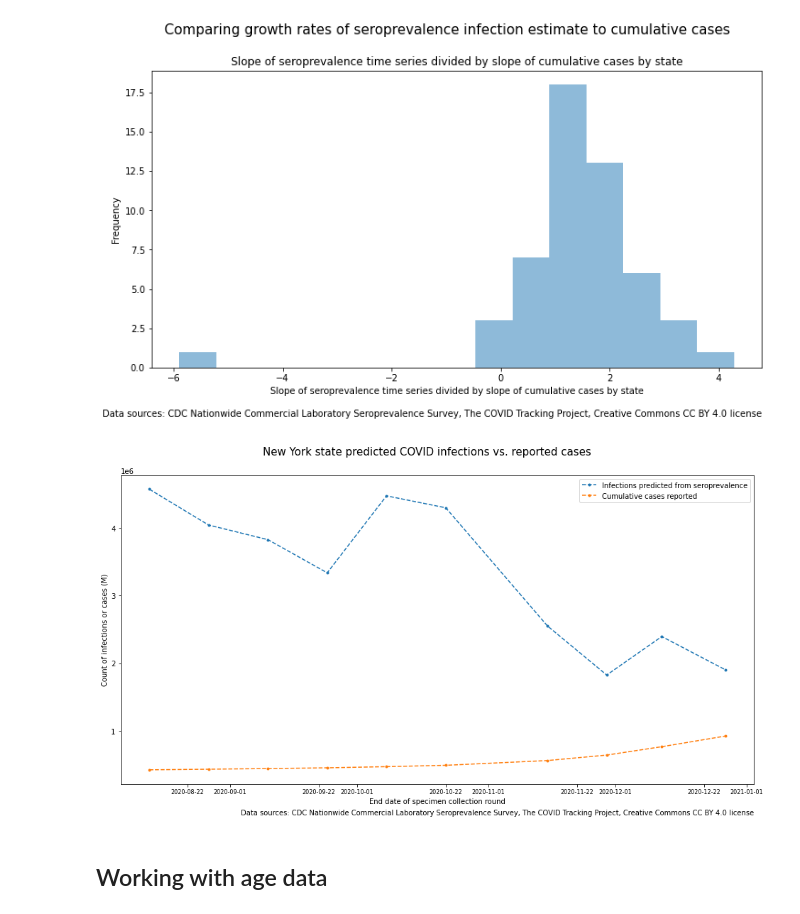
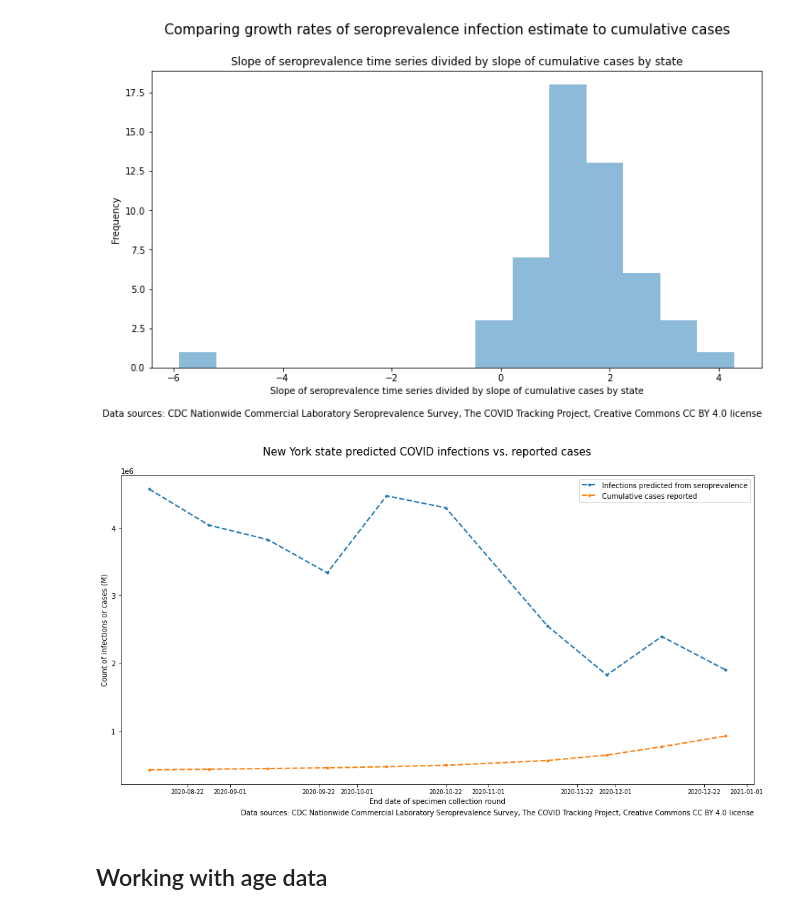
Before and after one commit to salvir1/COVID-19-undercount, a Jupyter notebook: state_and_age_case_vs_seroprev.ipynb, the cells around one changed output. Cells and saved outputs as stored; diff of their text form; code cells hidden in the pictures.

```diff
--- a/state_and_age_case_vs_seroprev.ipynb
+++ b/state_and_age_case_vs_seroprev.ipynb
@@ -188,27 +188,25 @@ plt.savefig(f'img/slope_comparisons.png');
 # %%
 fig, ax = plt.subplots(figsize = (16, 8))
 for state in ['NY']:
     ax.plot(
             state_master_df[state_master_df['state']==state][['date_range_top_max']],
             state_master_df[state_master_df['state']==state][['Estimated cumulative infections count']],
             label = 'Infections predicted from seroprevalence',
-            ls = '--',
-            marker = '.')
+            ls = '--', lw = 2, marker = '.')
     ax.plot(
             state_master_df[state_master_df['state']==state][['date_range_top_max']],
             state_master_df[state_master_df['state']==state][['cumulative_cases']],
             label = 'Cumulative cases reported',
-            ls = '--',
-            marker = '.')
+            ls = '--', lw = 2, marker = '.')
 ax.tick_params(axis='x', which='major', labelsize=8)
 ax.set_xlabel('End date of specimen collection round')
 ax.set_ylabel('Count of infections or cases (M)')
 ax.legend()
 fig.suptitle(f'New York state predicted COVID infections vs. reported cases', size=15, y=0.95)
 plt.savefig(f'img/NY_infections_vs_cases.png')
 plt.figtext(0.9, 0.05, 'Data sources: CDC Nationwide Commercial Laboratory Seroprevalence Survey, The COVID Tracking Project, Creative Commons CC BY 4.0 license', horizontalalignment='right');
 # %% [output]
-[figure, old version]
+[figure, new version]
 # %% [markdown]
 ## Working with age data
 # %%
```
Also changed, not shown: parts of 26 cells of this notebook, 14 other files.
